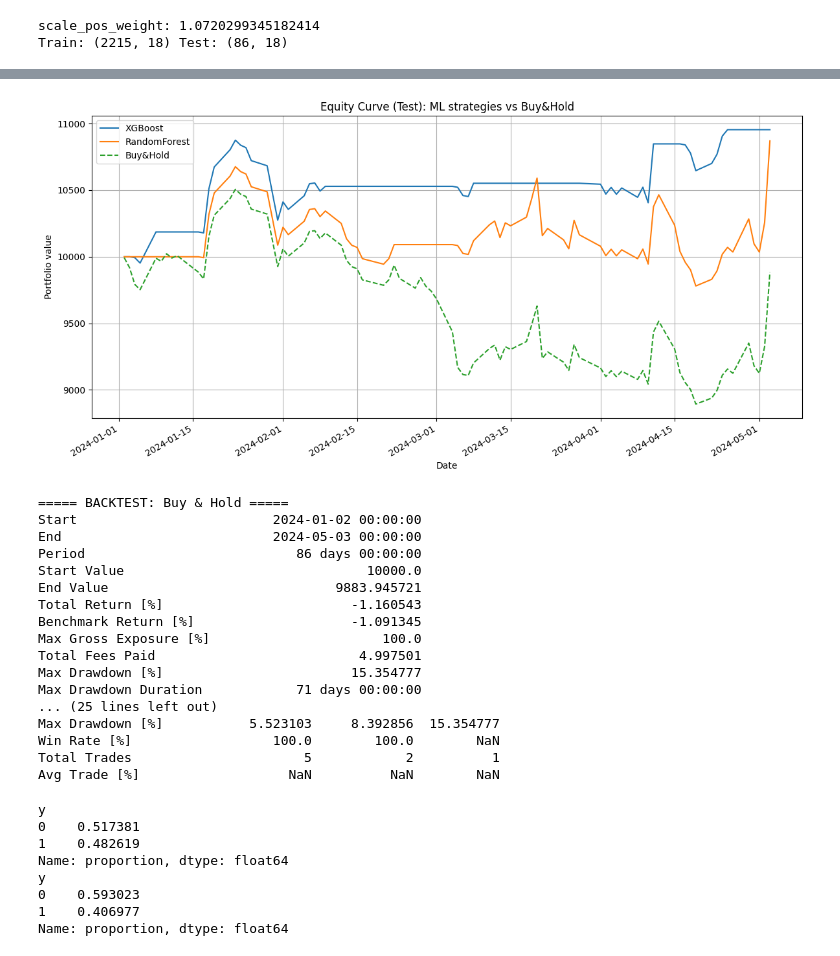
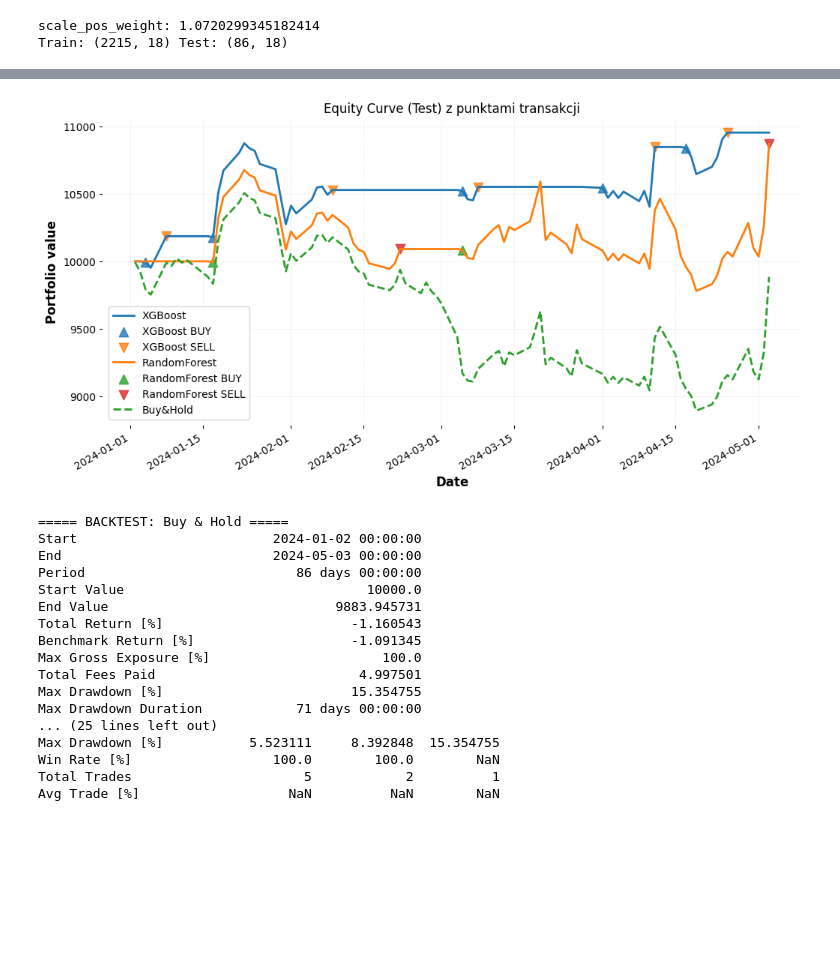
Before and after one commit to JakubMarac/Algorythmic_trading, a Jupyter notebook: algorithmic_trading_FINAL.ipynb, the cells around one changed output, grey strips where cells are left out. Cells and saved outputs as stored; diff of their text form; code cells hidden in the pictures; blank space fills up the shorter version.

Commit message:
Add files via upload
Dodanie wersji z poprawionym wykresem portfoli value oraz z nowymi wykresami świecowymi dla XGBoost oraz RandomForest

```diff
--- a/algorithmic_trading_FINAL.ipynb
+++ b/algorithmic_trading_FINAL.ipynb
@@ -425,16 +504,34 @@ bh = vbt.Portfolio.from_holding(
 plt.figure(figsize=(12, 6))
 
 for name, pf in portfolios.items():
-    pf.value().plot(label=name)
+    equity = pf.value()
+    equity.plot(label=name)
 
+    # punkty wejścia
+    entry_idx = pf.trades.records_readable["Entry Timestamp"]
+    entry_val = equity.loc[entry_idx]
+
+    plt.scatter(entry_idx, entry_val,
+                marker="^", s=80, alpha=0.8,
+                label=f"{name} BUY")
+
+    # punkty wyjścia
+    exit_idx = pf.trades.records_readable["Exit Timestamp"]
+    exit_val = equity.loc[exit_idx]
+
+    plt.scatter(exit_idx, exit_val,
+                marker="v", s=80, alpha=0.8,
+                label=f"{name} SELL")
+
+
+# benchmark
 bh.value().plot(label="Buy&Hold", linestyle="--")
 
-plt.title("Equity Curve (Test): ML strategies vs Buy&Hold")
+plt.title("Equity Curve (Test) z punktami transakcji")
 plt.xlabel("Date")
 plt.ylabel("Portfolio value")
 plt.legend()
-plt.grid(True)
-plt.tight_layout()
+plt.grid(alpha=0.3)
 plt.show()
 
 print("\n===== BACKTEST: Buy & Hold =====")
@@ -524,31 +621,19 @@ Sortino Ratio                            2.623882
 dtype: object
-[figure, old version]
+[figure, new version]
 ===== BACKTEST: Buy & Hold =====
 Start                         2024-01-02 00:00:00
 End                           2024-05-03 00:00:00
 Period                           86 days 00:00:00
 Start Value                               10000.0
-End Value                             9883.945721
+End Value                             9883.945731
 Total Return [%]                        -1.160543
 Benchmark Return [%]                    -1.091345
 Max Gross Exposure [%]                      100.0
 Total Fees Paid                          4.997501
-Max Drawdown [%]                        15.354777
+Max Drawdown [%]                        15.354755
 Max Drawdown Duration            71 days 00:00:00
 ... (25 lines left out)
-Max Drawdown [%]           5.523103     8.392856  15.354777
+Max Drawdown [%]           5.523111     8.392848  15.354755
 Win Rate [%]                  100.0        100.0        NaN
 Total Trades                      5            2          1
 Avg Trade [%]                   NaN          NaN        NaN
-# %%
-print(y_train.value_counts(normalize=True))
-print(y_test.value_counts(normalize=True))
-# %% [output]
-y
-0    0.517381
-1    0.482619
-Name: proportion, dtype: float64
-y
-0    0.593023
-1    0.406977
-Name: proportion, dtype: float64
```
Also changed, not shown: parts of 9 cells of this notebook.
